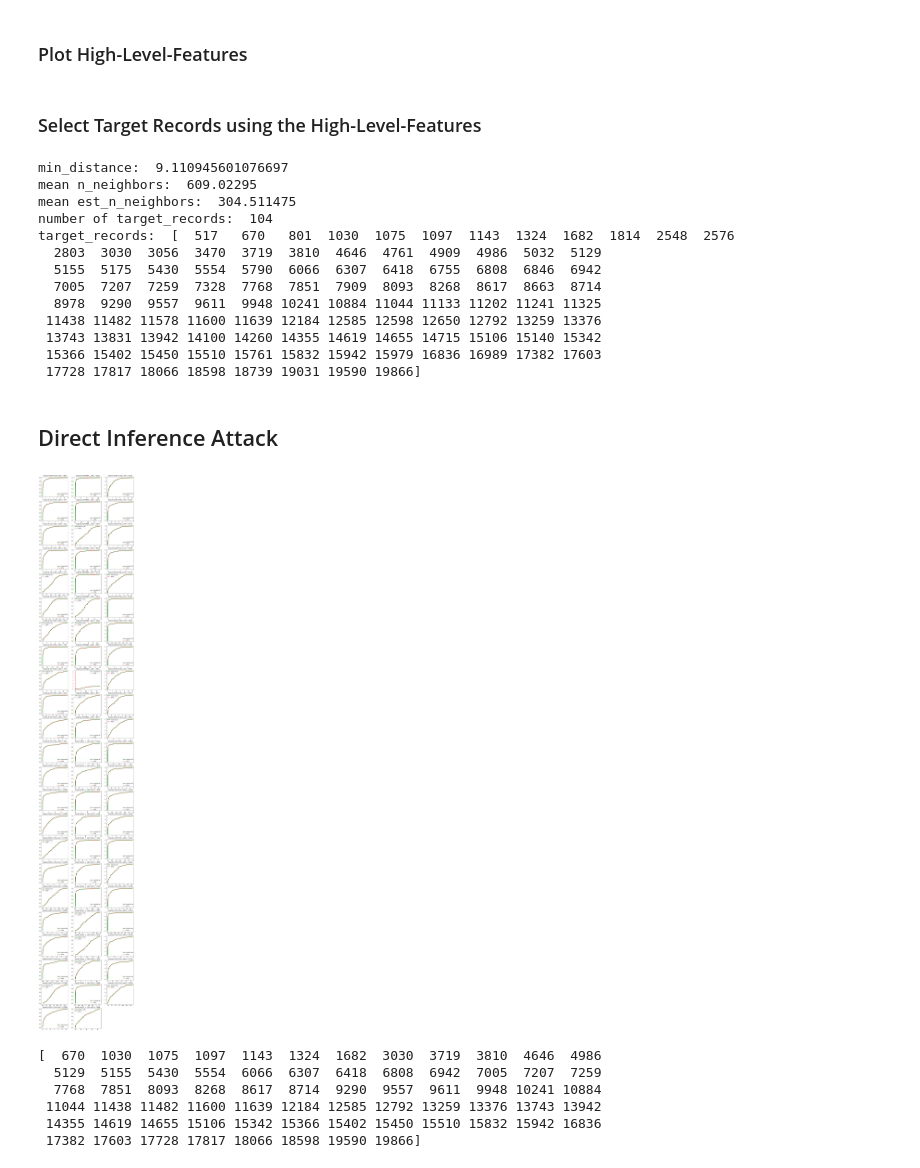
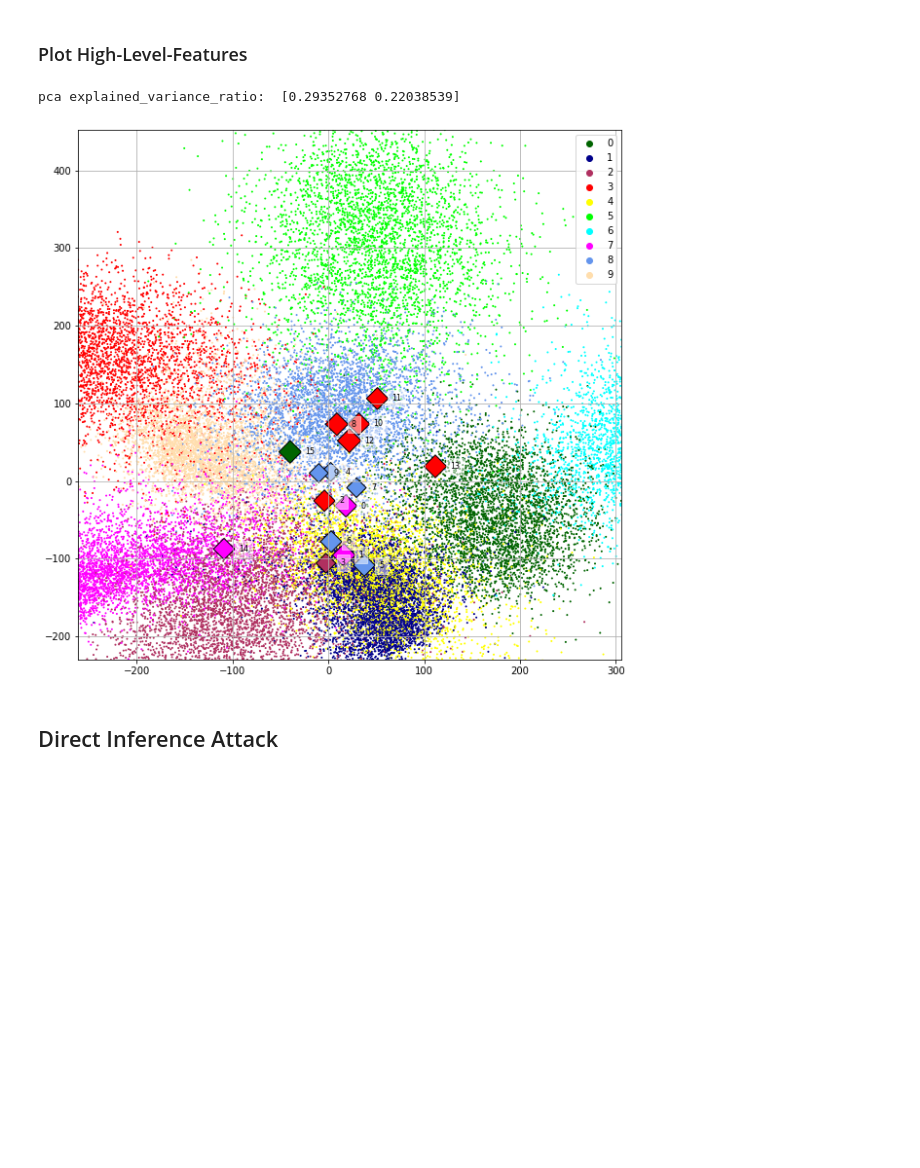
Before and after one commit to hallojs/nn_direct_mia, a Jupyter notebook: direct_mia.ipynb, the cells around one changed output. Drawn from its saved outputs; the diff is of its cells as text; code cells hidden in the pictures; blank space fills up the shorter version.

```diff
--- a/direct_mia.ipynb
+++ b/direct_mia.ipynb
@@ -201,2 +225,3 @@ high_level_features_reference = np.load(used_data.dataset_path + 'high_level_fea
 # %%
-high_level_features_all = np.append(high_level_features_target, high_level_features_reference, axis=0)
+high_level_features_all = np.append(high_level_features_target,
+                                    high_level_features_reference, axis=0)
@@ -207,2 +292,0 @@ mu.plot_high_level_features(high_level_features_all, used_data)
-# %% [markdown]
-### Select Target Records using the High-Level-Features
@@ -222,22 +293,5 @@ distances = np.load(used_data.dataset_path + 'high_level_features/pairwise_dista
-# %%
-# some possible metrices: 'euclidean', 'cosine'
-target_records = mu.select_target_records(neighbor_threshold, probability_threshold, used_data, distances)
-
-print('number of target_records: ', len(target_records))
-print('target_records: ', target_records)
-if(len(target_records) < 20):
-  mu.plot_target_records(target_records, used_data.input_shape, used_data)
-# %% [output]
-min_distance:  9.110945601076697
-mean n_neighbors:  609.02295
-mean est_n_neighbors:  304.511475
-number of target_records:  104
-target_records:  [  517   670   801  1030  1075  1097  1143  1324  1682  1814  2548  2576
-  2803  3030  3056  3470  3719  3810  4646  4761  4909  4986  5032  5129
-  5155  5175  5430  5554  5790  6066  6307  6418  6755  6808  6846  6942
-  7005  7207  7259  7328  7768  7851  7909  8093  8268  8617  8663  8714
-  8978  9290  9557  9611  9948 10241 10884 11044 11133 11202 11241 11325
- 11438 11482 11578 11600 11639 12184 12585 12598 12650 12792 13259 13376
- 13743 13831 13942 14100 14260 14355 14619 14655 14715 15106 15140 15342
- 15366 15402 15450 15510 15761 15832 15942 15979 16836 16989 17382 17603
- 17728 17817 18066 18598 18739 19031 19590 19866]
+# %%
+# used colors for plotting class details of mnist, fashion and cifar10
+dist_colorscale = np.array(['#006400', '#00008b', '#b03060', '#ff0000',
+                            '#ffff00', '#00ff00', '#00ffff', '#ff00ff',
+                            '#6495ed', '#ffdead'])
@@ -244,3 +301,11 @@ target_records:  [  517   670   801  1030  1075  1097  1143  1324  1682  1814  2
+# %%
+mu.plot2D_high_level_features_target_plt(high_level_features_all,
+                                         used_data, target_records,
+                                         mean_distances_target, dist_colorscale,
+                                         zoom_x=-0.2, zoom_y=-0.1, annotate=True)
+# %% [output]
+pca explained_variance_ratio:  [0.29352768 0.22038539]
+[figure, added]
 # %% [markdown]
 ## Direct Inference Attack
 # %%
@@ -252,14 +317,3 @@ target_inferences = mu.get_model_inference(target_records,
                                            used_data.target_train_images,
                                            used_data.target_train_labels,
                                            target_models)
-# %%
-used_target_records, pchip_references = mu.sample_reference_losses(target_records, reference_inferences)
-print(used_target_records)
-# %% [output]
-[figure, removed]
-[  670  1030  1075  1097  1143  1324  1682  3030  3719  3810  4646  4986
-  5129  5155  5430  5554  6066  6307  6418  6808  6942  7005  7207  7259
-  7768  7851  8093  8268  8617  8714  9290  9557  9611  9948 10241 10884
- 11044 11438 11482 11600 11639 12184 12585 12792 13259 13376 13743 13942
- 14355 14619 14655 15106 15342 15366 15402 15450 15510 15832 15942 16836
- 17382 17603 17728 17817 18066 18598 19590 19866]
```
Also changed, not shown: parts of 16 cells of this notebook, 2 other files.
